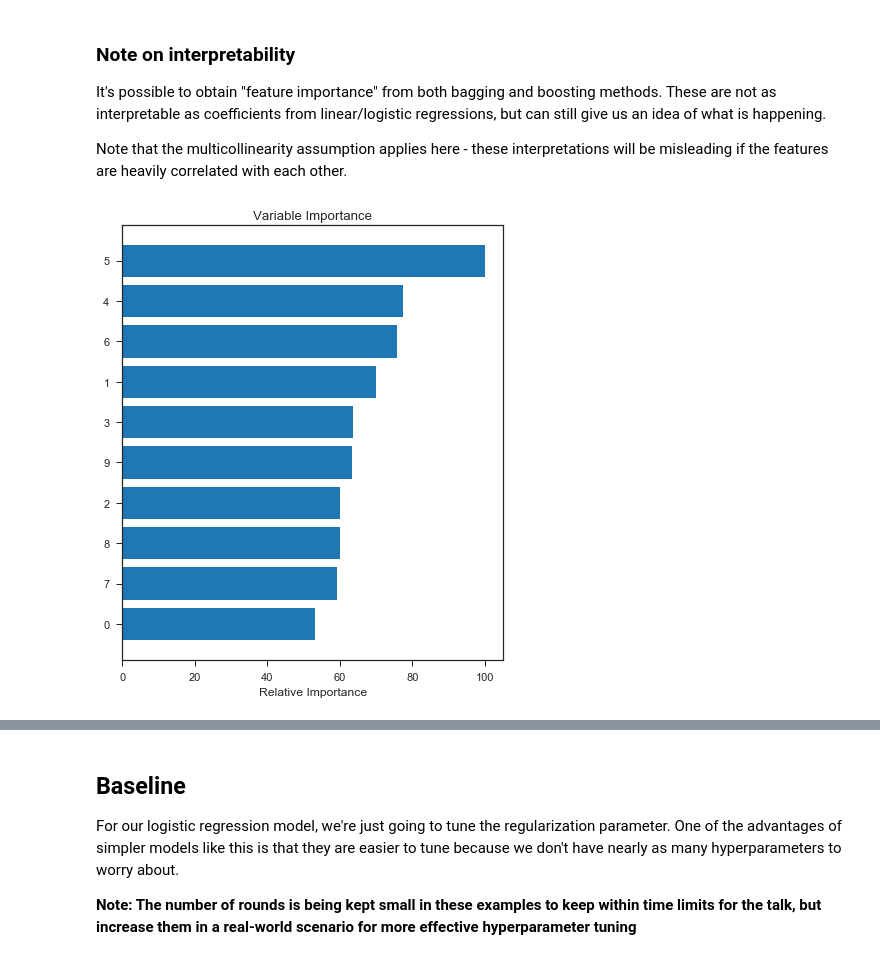
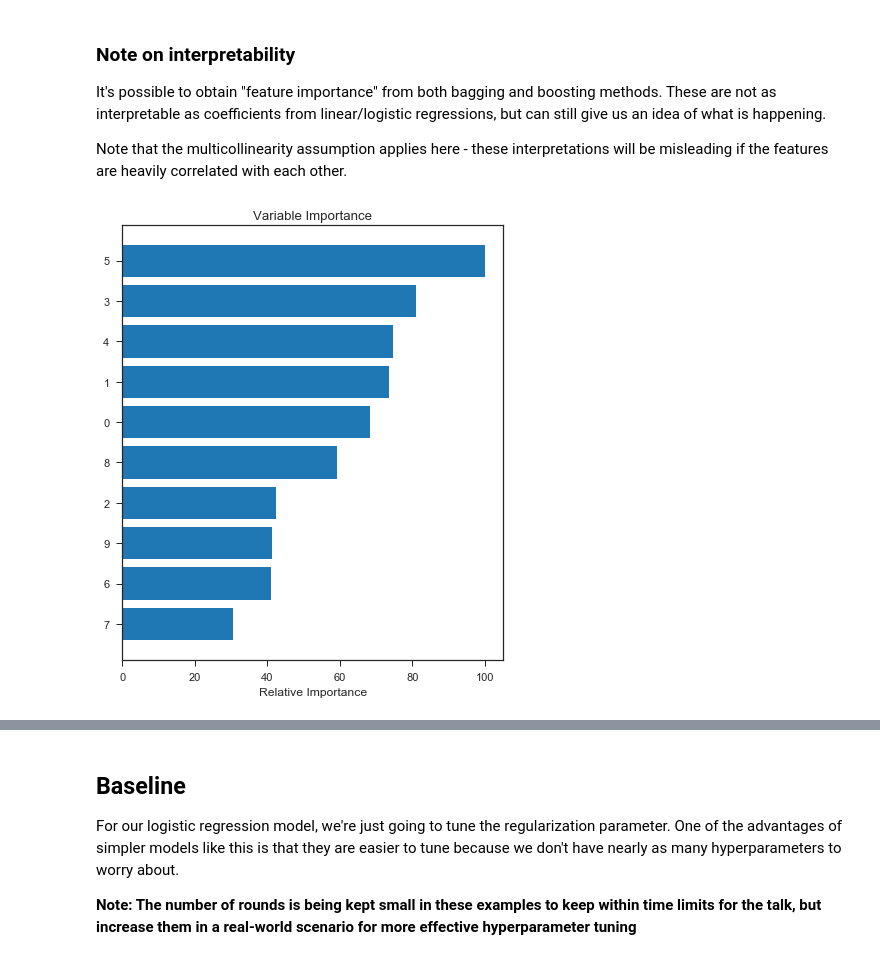
Before and after one commit to JeffMacaluso/Talks, a Jupyter notebook: EnsembleMethods/EnsembleMethods.ipynb, the cells around one changed output, grey strips where cells are left out. Drawn from its saved outputs; the diff is of its cells as text; code cells hidden in the pictures.

```diff
--- a/EnsembleMethods/EnsembleMethods.ipynb
+++ b/EnsembleMethods/EnsembleMethods.ipynb
@@ -15,13 +17,10 @@
 # %%
-# TODO: Trim out any of these that aren't used
-
 import sys
 import time
 import scipy
 import numpy as np
 import pandas as pd
 import matplotlib.pyplot as plt
-import seaborn as sns
 
 from sklearn import datasets
 from sklearn.model_selection import train_test_split
@@ -36,12 +35,5 @@ print('Python:', sys.version)
 print('NumPy:', np.__version__)
 print('Pandas:', pd.__version__)
 
-# Formatting for seaborn plots
-sns.set_context('notebook', font_scale=1.1)
-sns.set_style('ticks')
-
-# Displays all dataframe columns
-pd.set_option('display.max_columns', None)
-
 %matplotlib inline
 # %% [output]
@@ -101,7 +93,8 @@ def train_model_get_results(model, model_name):
 
     Output: The results dataframe with the model results added
 
-    Note: Only works with scikit-learn models
+    Note: Only works with scikit-learn models and frameworks that integrate
+          with the scikit-learn API
     '''
 
     # Collecting training time for results
@@ -117,7 +110,7 @@ def train_model_get_results(model, model_name):
     # Calculating the testing set accuracy with the score method
     accuracy = model.score(X_test, y_test)
 
-    # Calcuating the log loss with predicted probabilities
+    # Calcuating the AUC and log loss with predicted probabilities
     class_probabilities = model.predict_proba(X_test)
     log_loss = metrics.log_loss(y_test, class_probabilities)
     auc = metrics.roc_auc_score(y_test, class_probabilities[:, 1])
@@ -228,21 +226,21 @@ Note that the multicollinearity assumption applies here - these interpretations
 # %%
 def feature_importance(model):
     '''
-    Plots the feature importance for an ensemble model
+    Plots the feature importance for an ensemble model from scikit-learn
     '''
     feature_importance = model.feature_importances_
     feature_importance = 100.0 * (feature_importance / feature_importance.max())
     sorted_idx = np.argsort(feature_importance)
     pos = np.arange(sorted_idx.shape[0]) + .5
     plt.figure(figsize=(15, 8))
     plt.subplot(1, 2, 2)
     plt.barh(pos, feature_importance[sorted_idx], align='center')
     plt.yticks(pos, sorted_idx)
     plt.xlabel('Relative Importance')
     plt.title('Variable Importance')
     plt.show()
 
 
-feature_importance(random_forest)
+feature_importance(gradient_boosting)
 # %% [output]
-[figure, old version]
+[figure, new version]
```
Also changed, not shown: parts of 46 cells of this notebook.
